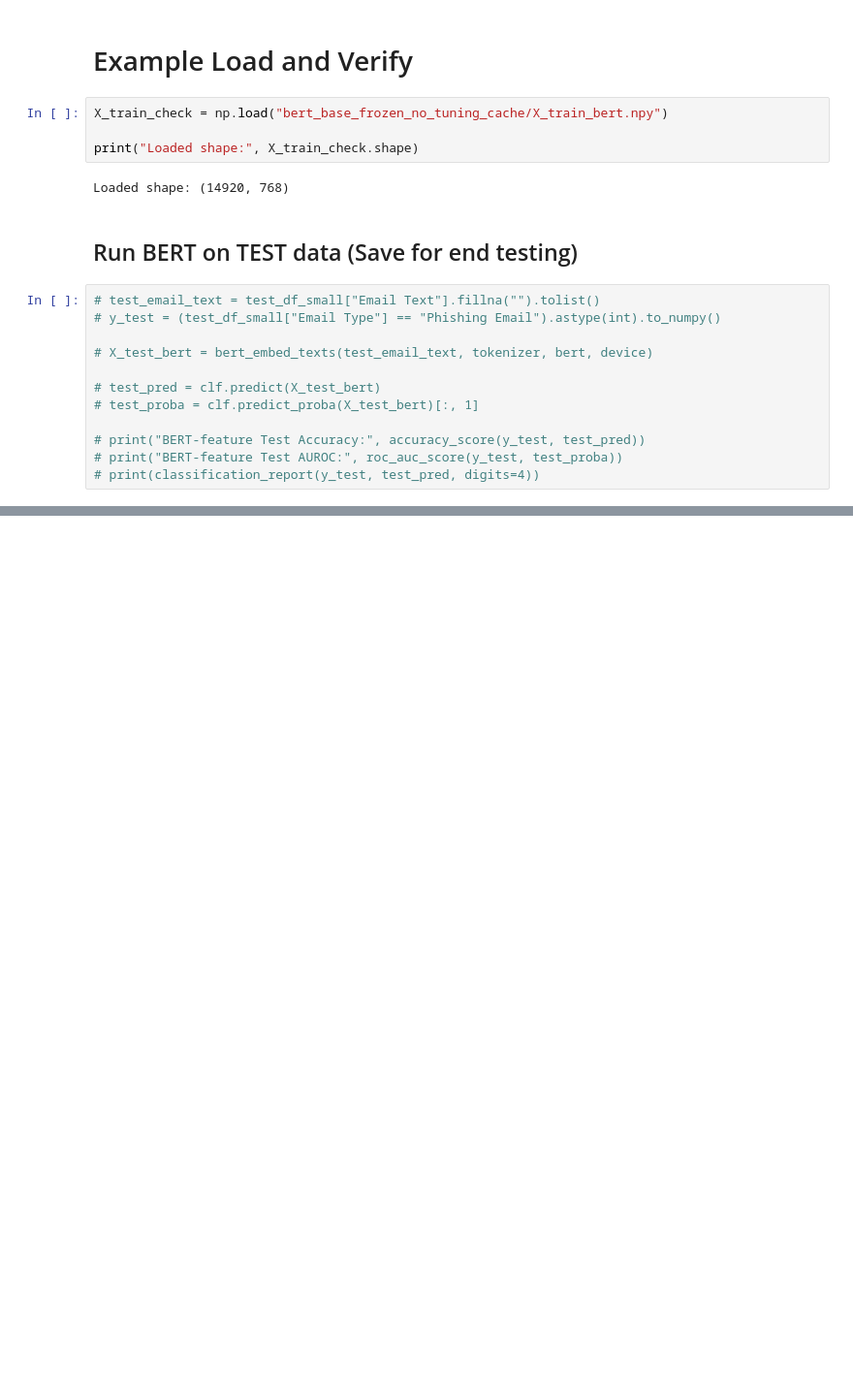
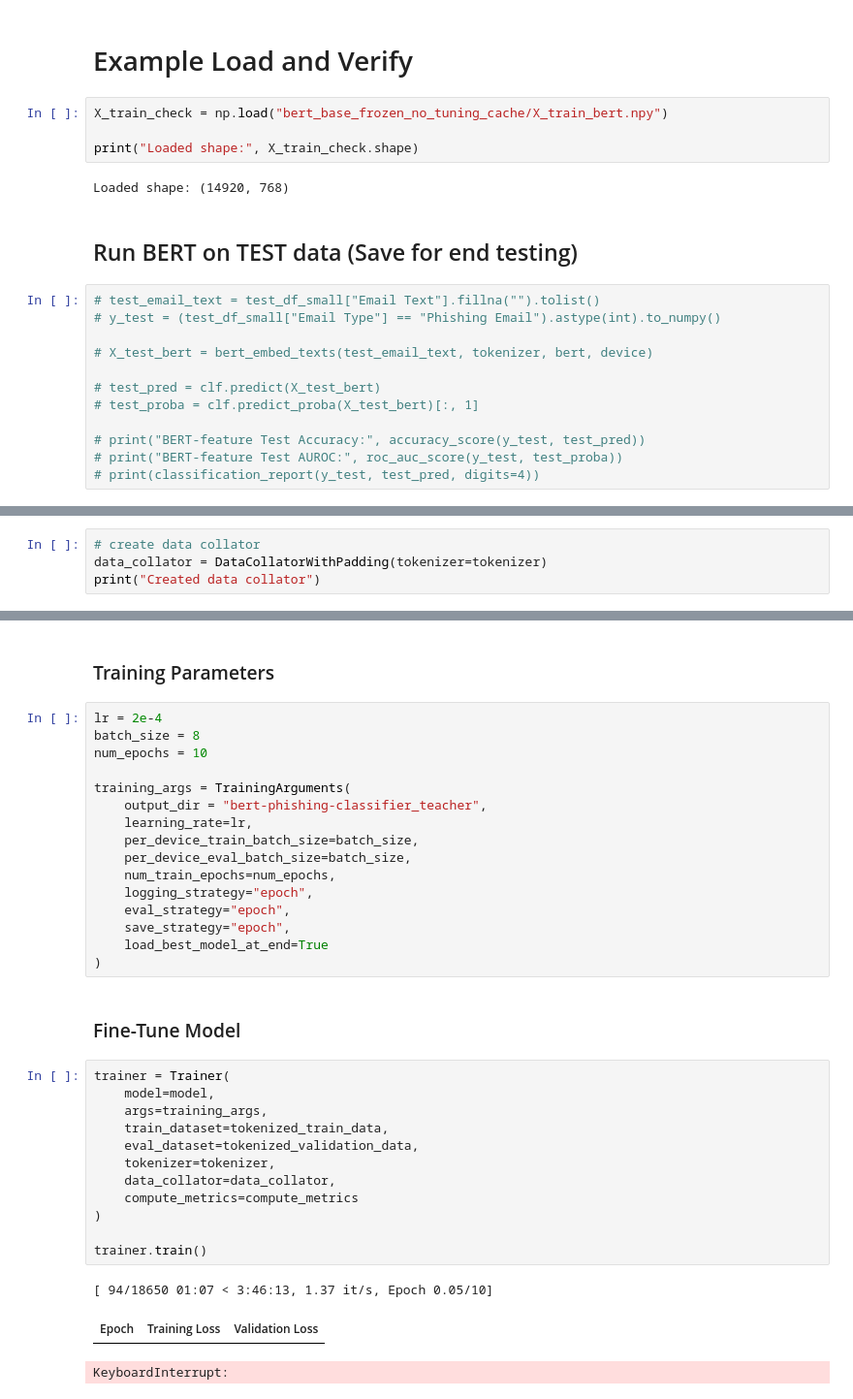
Before and after one commit to Drew-Levy/E-ML, a Jupyter notebook: bert.ipynb, the cells around one changed output, grey strips where cells are left out. Shown at 97% size. Saved outputs shown, nothing was run; the diff lists cells and outputs as text; blank space fills up the shorter version.

Commit message:
Fine-Tuned Bert

```diff
--- a/bert.ipynb
+++ b/bert.ipynb
@@ -326,0 +407,4 @@ Loaded shape: (14920, 768)
+# %%
+# create data collator
+data_collator = DataCollatorWithPadding(tokenizer=tokenizer)
+print("Created data collator")
@@ -326,0 +440,36 @@ Loaded shape: (14920, 768)
+# %% [markdown]
+### Training Parameters ###
+# %%
+lr = 2e-4
+batch_size = 8
+num_epochs = 10
+
+training_args = TrainingArguments(
+    output_dir = "bert-phishing-classifier_teacher",
+    learning_rate=lr,
+    per_device_train_batch_size=batch_size,
+    per_device_eval_batch_size=batch_size,
+    num_train_epochs=num_epochs,
+    logging_strategy="epoch",
+    eval_strategy="epoch",
+    save_strategy="epoch",
+    load_best_model_at_end=True
+)
+# %% [markdown]
+### Fine-Tune Model ###
+# %%
+trainer = Trainer(
+    model=model,
+    args=training_args,
+    train_dataset=tokenized_train_data,
+    eval_dataset=tokenized_validation_data,
+    tokenizer=tokenizer,
+    data_collator=data_collator,
+    compute_metrics=compute_metrics
+)
+
+trainer.train()
+# %% [output]
+[ 94/18650 01:07 < 3:46:13, 1.37 it/s, Epoch 0.05/10]
+| Epoch | Training Loss | Validation Loss |
+KeyboardInterrupt:
```
Also changed, not shown: parts of 10 cells of this notebook.
